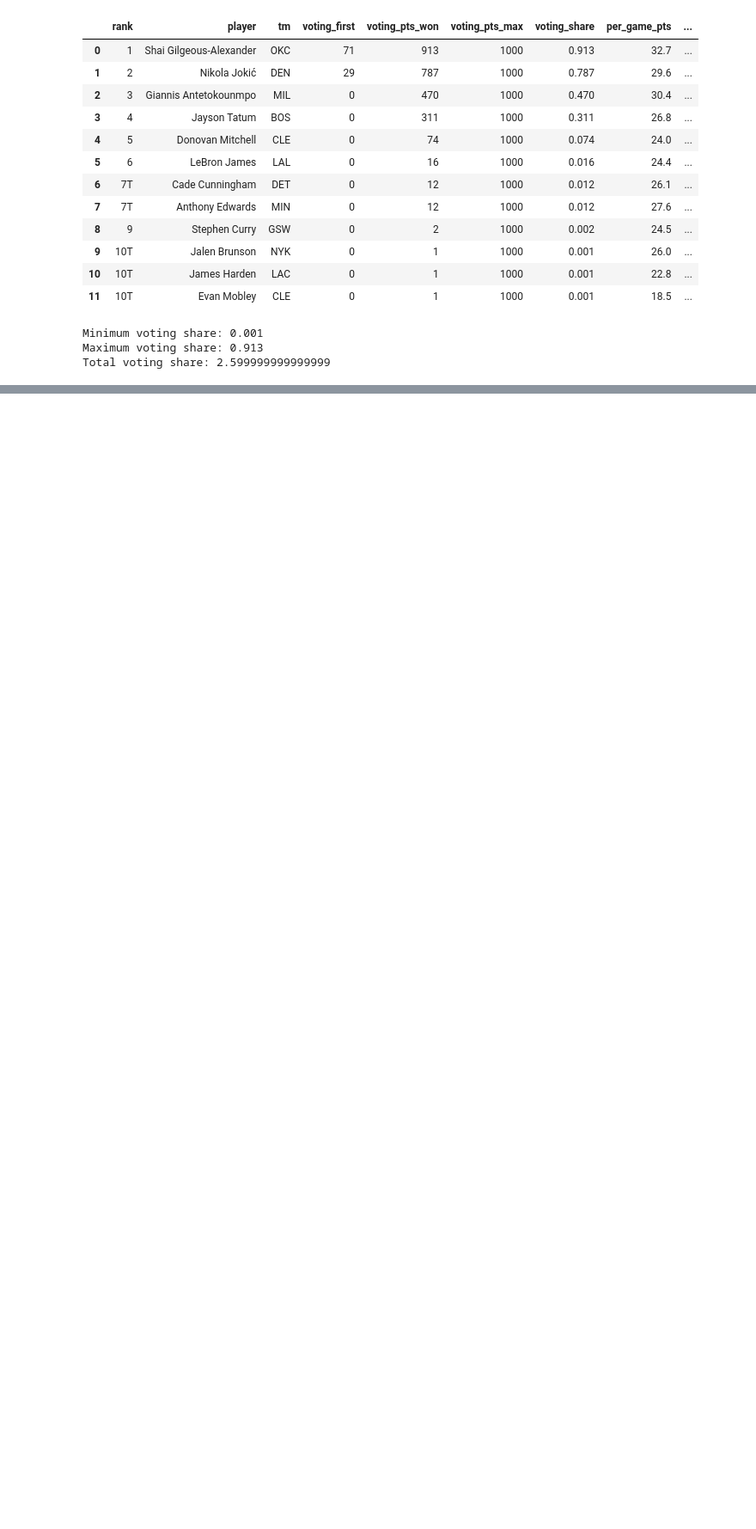
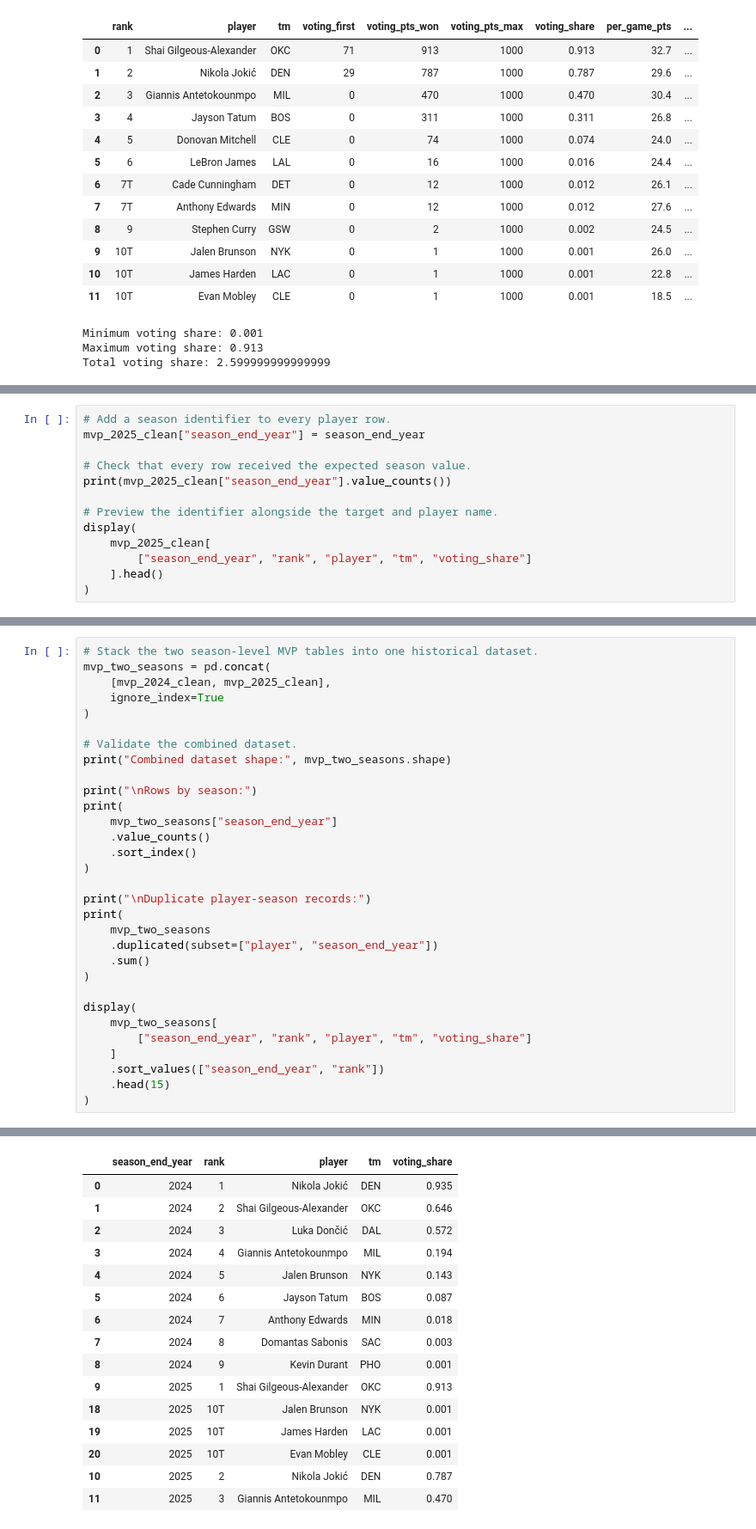
Before and after one commit to Vinnyb23/nba-mvp-predictor, a Jupyter notebook: notebooks/01_data_audit.ipynb, the cells around one changed output, grey strips where cells are left out. Shown at 86% size. Saved outputs shown, nothing was run; the diff lists cells and outputs as text; blank space fills up the shorter version.

```diff
--- a/notebooks/01_data_audit.ipynb
+++ b/notebooks/01_data_audit.ipynb
@@ -259,0 +339,13 @@ Total voting share: 2.599999999999999
+# %%
+# Add a season identifier to every player row.
+mvp_2025_clean["season_end_year"] = season_end_year
+
+# Check that every row received the expected season value.
+print(mvp_2025_clean["season_end_year"].value_counts())
+
+# Preview the identifier alongside the target and player name.
+display(
+    mvp_2025_clean[
+        ["season_end_year", "rank", "player", "tm", "voting_share"]
+    ].head()
+)
@@ -259,0 +420,32 @@ Total voting share: 2.599999999999999
+# %%
+# Stack the two season-level MVP tables into one historical dataset.
+mvp_two_seasons = pd.concat(
+    [mvp_2024_clean, mvp_2025_clean],
+    ignore_index=True
+)
+
+# Validate the combined dataset.
+print("Combined dataset shape:", mvp_two_seasons.shape)
+
+print("\nRows by season:")
+print(
+    mvp_two_seasons["season_end_year"]
+    .value_counts()
+    .sort_index()
+)
+
+print("\nDuplicate player-season records:")
+print(
+    mvp_two_seasons
+    .duplicated(subset=["player", "season_end_year"])
+    .sum()
+)
+
+display(
+    mvp_two_seasons[
+        ["season_end_year", "rank", "player", "tm", "voting_share"]
+    ]
+    .sort_values(["season_end_year", "rank"])
+    .head(15)
+)
+# %% [output]
@@ -259,0 +462,16 @@ Total voting share: 2.599999999999999
+|  | season_end_year | rank | player | tm | voting_share |
+| 0 | 2024 | 1 | Nikola Jokić | DEN | 0.935 |
+| 1 | 2024 | 2 | Shai Gilgeous-Alexander | OKC | 0.646 |
+| 2 | 2024 | 3 | Luka Dončić | DAL | 0.572 |
+| 3 | 2024 | 4 | Giannis Antetokounmpo | MIL | 0.194 |
+| 4 | 2024 | 5 | Jalen Brunson | NYK | 0.143 |
+| 5 | 2024 | 6 | Jayson Tatum | BOS | 0.087 |
+| 6 | 2024 | 7 | Anthony Edwards | MIN | 0.018 |
+| 7 | 2024 | 8 | Domantas Sabonis | SAC | 0.003 |
+| 8 | 2024 | 9 | Kevin Durant | PHO | 0.001 |
+| 9 | 2025 | 1 | Shai Gilgeous-Alexander | OKC | 0.913 |
+| 18 | 2025 | 10T | Jalen Brunson | NYK | 0.001 |
+| 19 | 2025 | 10T | James Harden | LAC | 0.001 |
+| 20 | 2025 | 10T | Evan Mobley | CLE | 0.001 |
+| 10 | 2025 | 2 | Nikola Jokić | DEN | 0.787 |
+| 11 | 2025 | 3 | Giannis Antetokounmpo | MIL | 0.470 |
```
Also changed, not shown: parts of 12 cells of this notebook.
